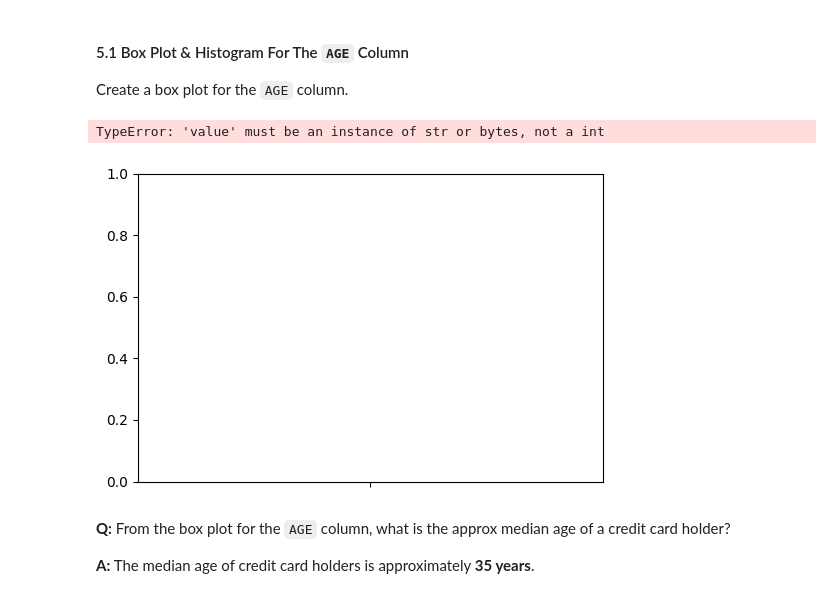
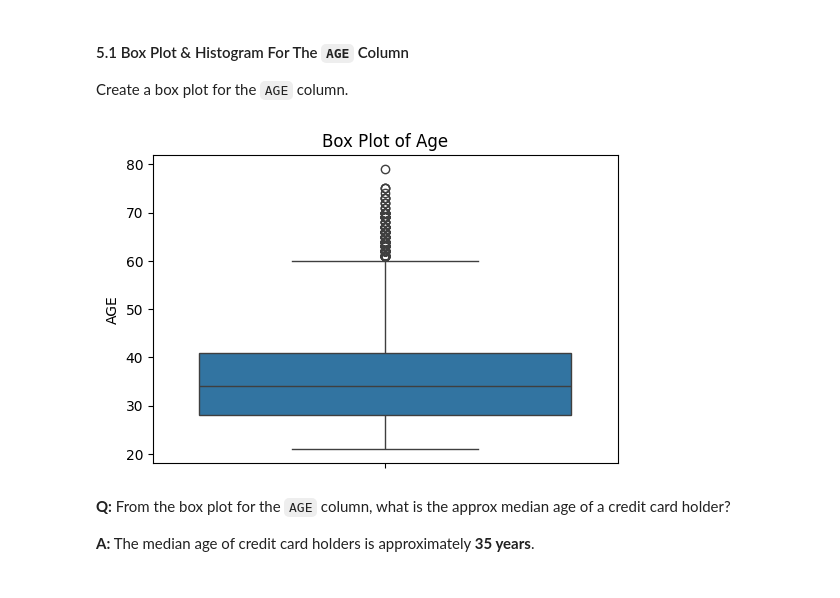
Before and after one commit to krishshah3001-prog/Algorithmic-Trading---Finance-and-Analytics-Club-Winter-Project-2025-26, a Jupyter notebook: FAC_WinterCamp_2025_Assignment2(EDA).ipynb, the cells around one changed output. Cells and saved outputs as stored; diff of their text form; code cells hidden in the pictures.

```diff
--- a/FAC_WinterCamp_2025_Assignment2(EDA).ipynb
+++ b/FAC_WinterCamp_2025_Assignment2(EDA).ipynb
@@ -402,13 +402,14 @@ The final task is to create box plots and histograms for the columns containing
 
 Create a box plot for the `AGE` column.
 # %%
+df["AGE"] = pd.to_numeric(df["AGE"], errors="coerce")
+
 plt.figure(figsize=(6,4))
 sns.boxplot(y=df["AGE"])
 plt.title("Box Plot of Age")
 plt.show()
 # %% [output]
-TypeError: 'value' must be an instance of str or bytes, not a int
-[figure, old version]
+[figure, new version]
 # %% [markdown]
 **Q:** From the box plot for the `AGE` column, what is the approx median age of a credit card holder?
 
```
